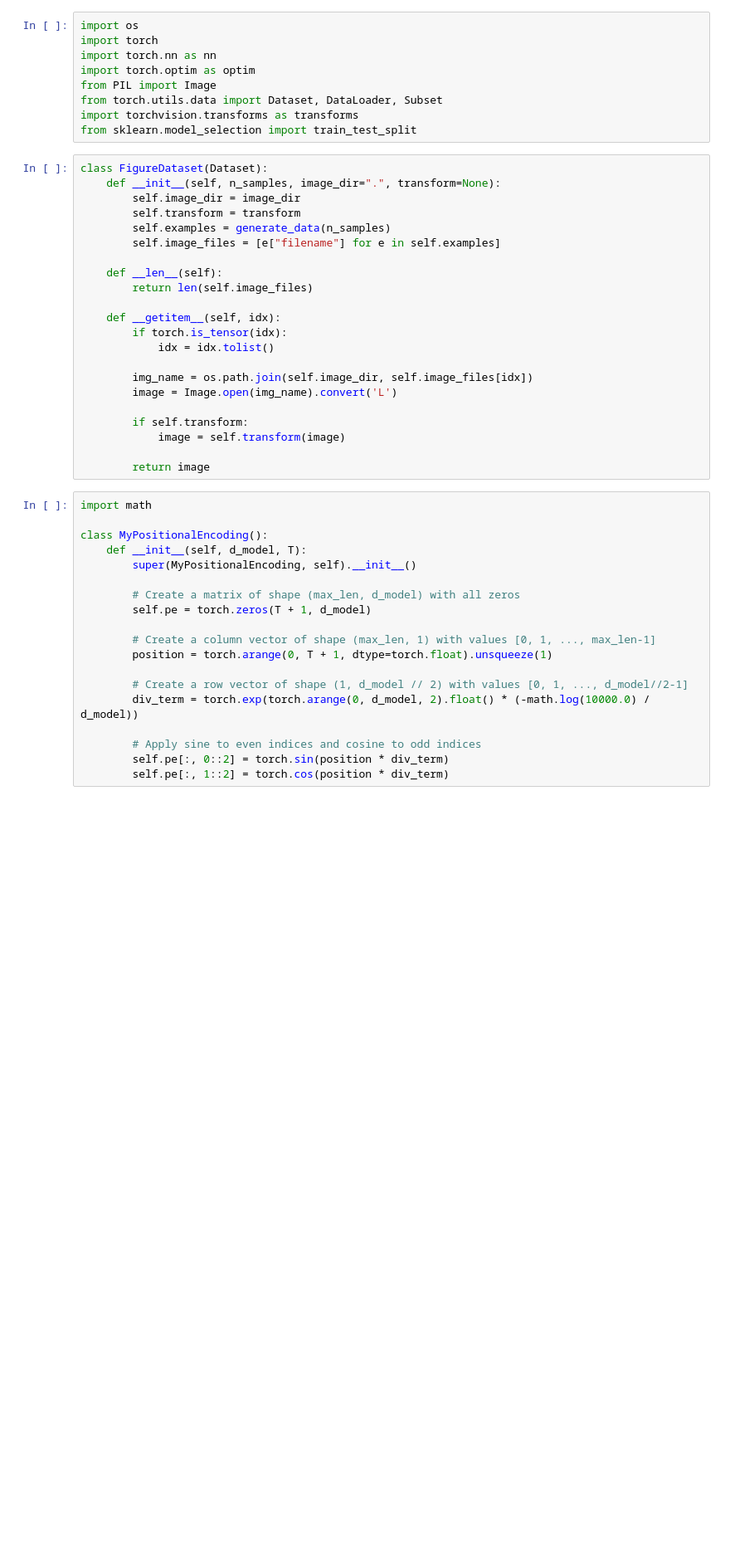
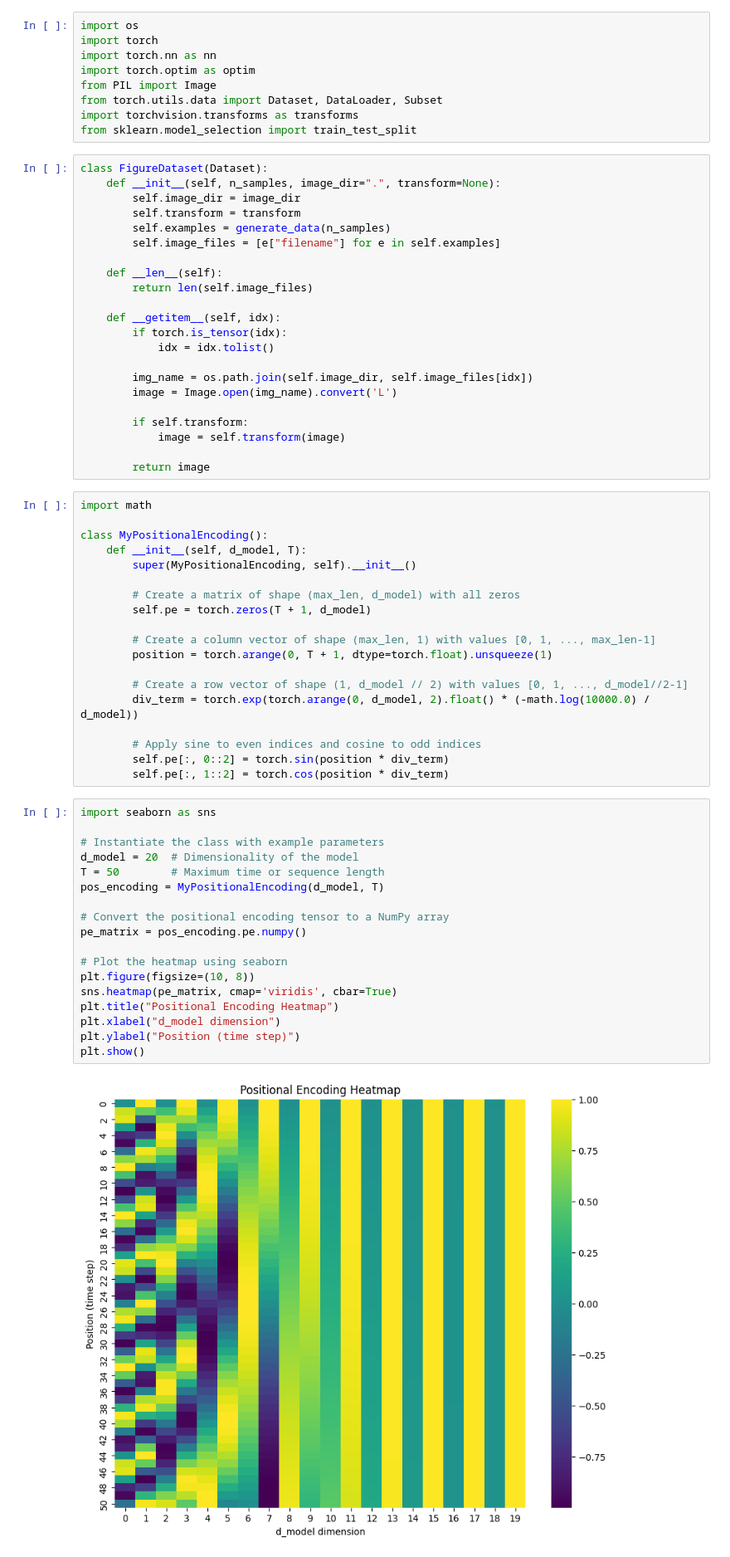
Before and after one commit to carloscotrini/transformers_from_scratch, a Jupyter notebook: AML_MyDiffusionModel.ipynb, the cells around one changed output. Shown at 83% size. Cells and saved outputs as stored; diff of their text form; blank space fills up the shorter version.

```diff
--- a/AML_MyDiffusionModel.ipynb
+++ b/AML_MyDiffusionModel.ipynb
@@ -136,6 +136,26 @@ class MyPositionalEncoding():
         # Apply sine to even indices and cosine to odd indices
         self.pe[:, 0::2] = torch.sin(position * div_term)
         self.pe[:, 1::2] = torch.cos(position * div_term)
+# %%
+import seaborn as sns
+
+# Instantiate the class with example parameters
+d_model = 20  # Dimensionality of the model
+T = 50        # Maximum time or sequence length
+pos_encoding = MyPositionalEncoding(d_model, T)
+
+# Convert the positional encoding tensor to a NumPy array
+pe_matrix = pos_encoding.pe.numpy()
+
+# Plot the heatmap using seaborn
+plt.figure(figsize=(10, 8))
+sns.heatmap(pe_matrix, cmap='viridis', cbar=True)
+plt.title("Positional Encoding Heatmap")
+plt.xlabel("d_model dimension")
+plt.ylabel("Position (time step)")
+plt.show()
+# %% [output]
+[figure, added]
 # %%
 class DiffusionModel():
 
```
Also changed, not shown: parts of 5 cells of this notebook.
